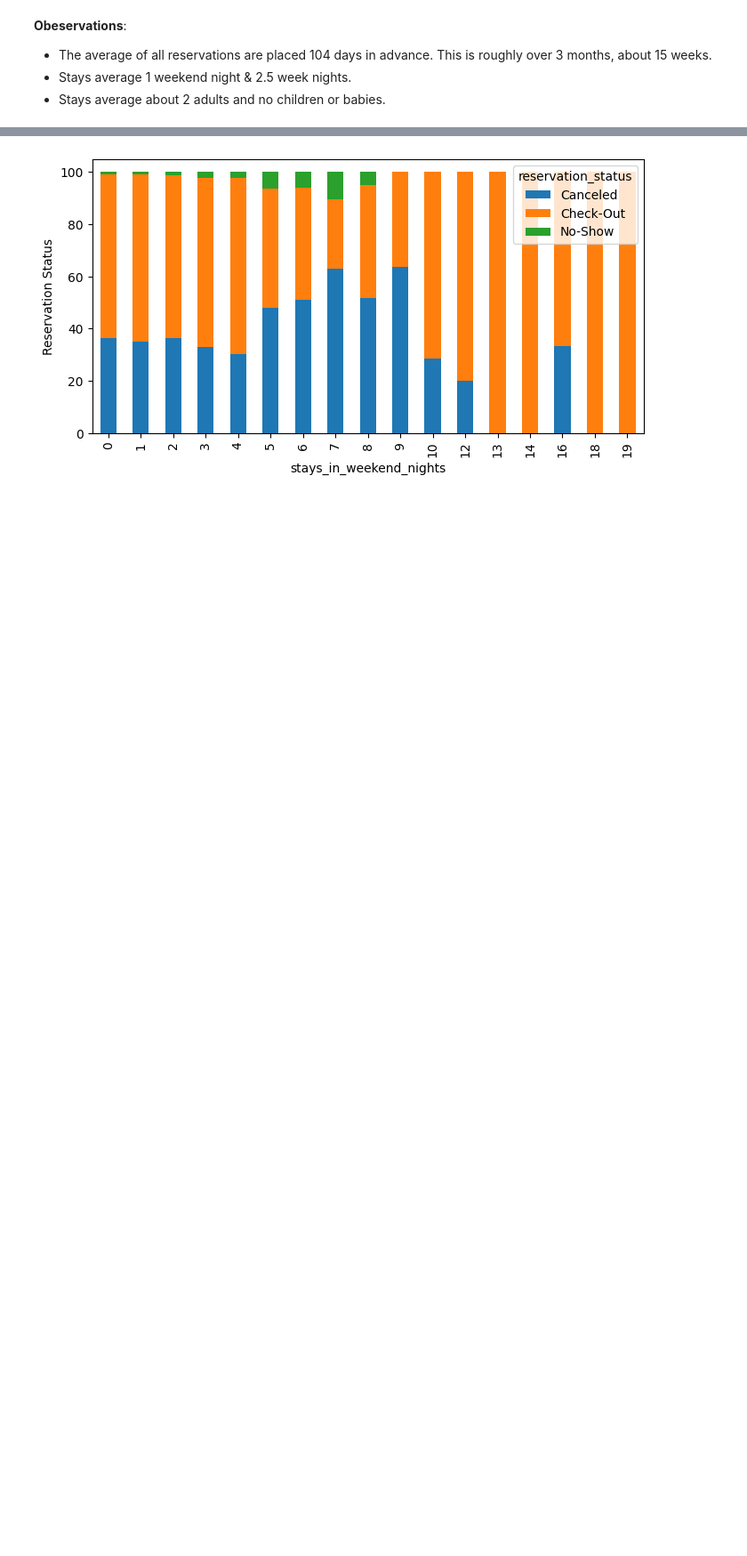
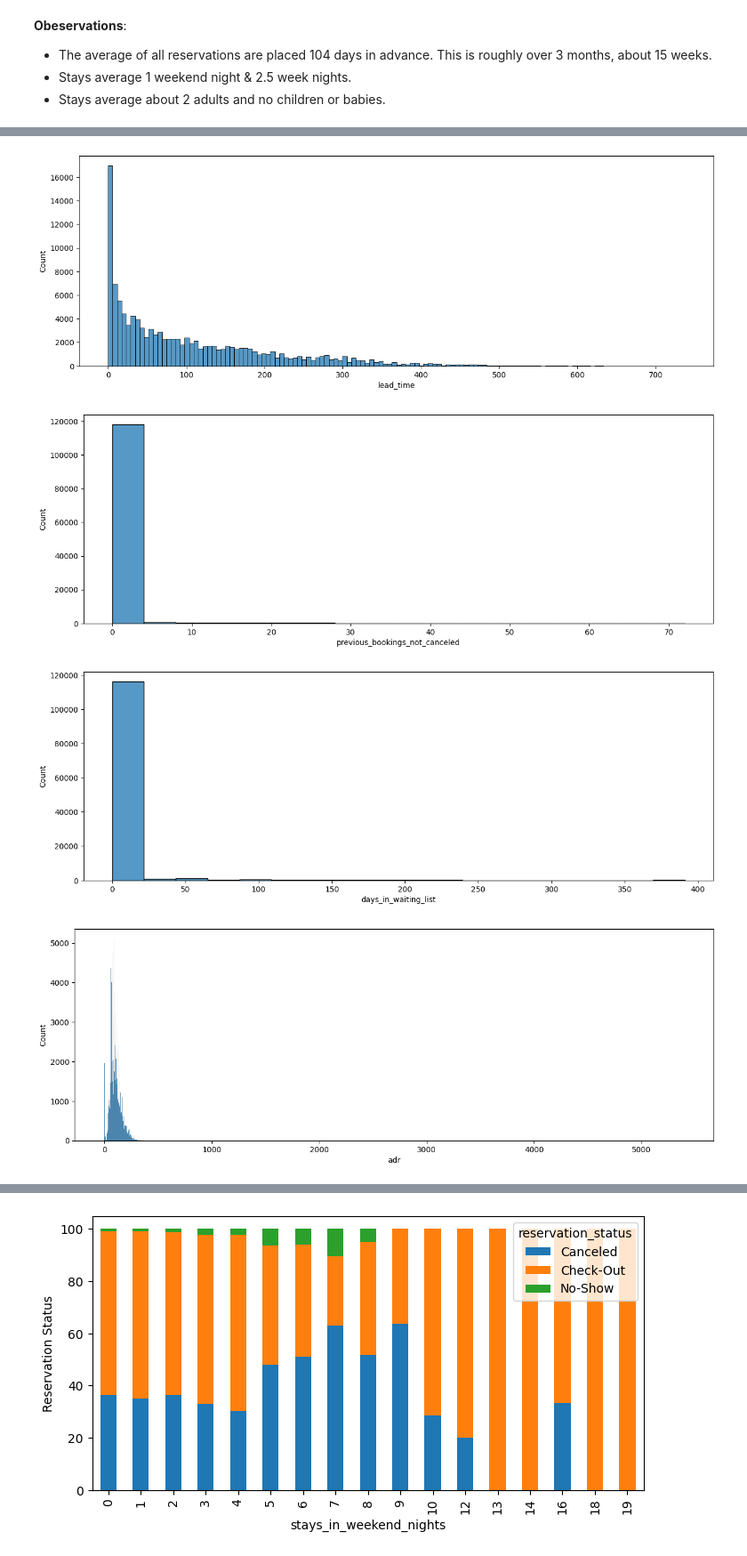
Before and after one commit to g0m3zc/Hotel_booking_demand, a Jupyter notebook: Hotel_Booking_Demand.ipynb, the cells around one changed output, grey strips where cells are left out. Shown at 89% size. Drawn from its saved outputs; the diff is of its cells as text; code cells hidden in the pictures; blank space fills up the shorter version.

```diff
--- a/Hotel_Booking_Demand.ipynb
+++ b/Hotel_Booking_Demand.ipynb
@@ -298,0 +471,12 @@ for i in numerical_column_list:
+# %%
+for i in numerical_column_list:
+  if df[i].nunique()>=36:
+    plt.figure(figsize=(15,5))
+    ax = sns.histplot(df, x=i)
+    print('\n')
+  plt.show()
+# %% [output]
+[figure, added]
+[figure, added]
+[figure, added]
+[figure, added]
```
Also changed, not shown: parts of 60 cells of this notebook.
